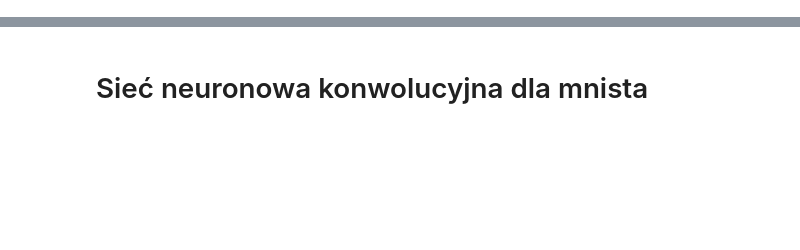
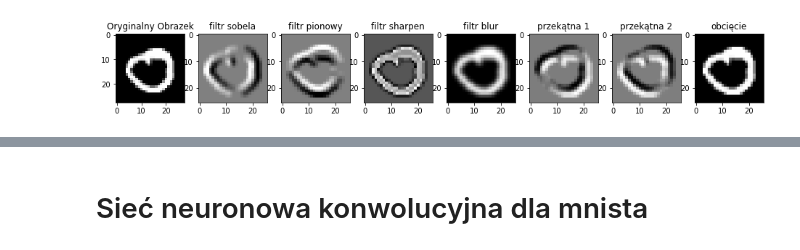
Before and after one commit to marekpiotradamczyk/deeplearninglaboratory, a Jupyter notebook: od_zera_do_wariacyjnego_autoenkodera/konwolucje/konwolucje.ipynb, the cells around one changed output, grey strips where cells are left out. Drawn from its saved outputs; the diff is of its cells as text; code cells hidden in the pictures; blank space fills up the shorter version.

```diff
--- a/od_zera_do_wariacyjnego_autoenkodera/konwolucje/konwolucje.ipynb
+++ b/od_zera_do_wariacyjnego_autoenkodera/konwolucje/konwolucje.ipynb
@@ -30,0 +66,13 @@ regresja logistyczna na przetransformowanych obrazkach ale train_data[::10]
+# %%
+def convolve(img, kernel):
+    image_height, image_width = img.shape
+    filter_height, filter_width = kernel.shape
+    #rozmiar wyjścia - ponieważ mnożymy tylko miejsca w których  kernel w pełni przecina się z obrazkiem
+    output_height = image_height - filter_height + 1
+    output_width = image_width - filter_width + 1
+    output = np.zeros((output_height, output_width))
+    for i in range(output_height):
+        for j in range(output_width):
+            #mnożymy punktowo kolejne legalne fragmenty obrazka przez nasz filtr (kernel) i sumujemy aby otrzymać wynik w miejscu (i,j)
+            output[i, j] = np.sum(img[i:i+filter_height, j:j+filter_width] * kernel)
+    return output
@@ -30,0 +115,72 @@ regresja logistyczna na przetransformowanych obrazkach ale train_data[::10]
+# %%
+filters=[verical_edge,horizontal_edge,sharpening,diagonal_edge1,diagonal_edge2,OnlyCrop]
+
+# konwolucje obrazka z naszymi filtrami
+edges_detected = convolve(examples[0], verical_edge)
+vedges_detected = convolve(examples[0], horizontal_edge)
+sharpened_img= convolve(examples[0], sharpening)
+blured_img= convolve(examples[0], gaussian_blur)
+d1edges=convolve(examples[0],diagonal_edge1)
+d2edges=convolve(examples[0],diagonal_edge2)
+cut=convolve(examples[0],OnlyCrop)
+
+#wyświetlamy obrazki
+plt.figure(figsize=(16, 2))
+plt.subplot(1, 8, 1)
+plt.imshow(examples[0], cmap='gray')
+plt.title('Oryginalny Obrazek')
+plt.subplot(1, 8, 2)
+plt.imshow(edges_detected, cmap='gray')
+plt.title('filtr sobela')
+plt.subplot(1, 8, 3)
+plt.imshow(vedges_detected, cmap='gray')
+plt.title('filtr pionowy')
+plt.subplot(1, 8, 4)
+plt.imshow(sharpened_img, cmap='gray')
+plt.title('filtr sharpen')
+plt.subplot(1, 8, 5)
+plt.imshow(blured_img, cmap='gray')
+plt.title('filtr blur')
+plt.subplot(1, 8, 6)
+plt.imshow(d1edges, cmap='gray')
+plt.title('przekątna 1')
+plt.subplot(1, 8, 7)
+plt.imshow(d2edges, cmap='gray')
+plt.title('przekątna 2')
+plt.subplot(1, 8, 8)
+plt.imshow(cut, cmap='gray')
+plt.title('obcięcie')
+plt.show()
+print(examples[0].shape)
+print(cut.shape)
+
+
+#wyświetlamy filtry
+plt.figure(figsize=(8, 1))
+plt.subplot(1, 8, 1)
+plt.imshow(verical_edge, cmap='gray')
+plt.title('Oryginalny Obrazek')
+plt.subplot(1, 8, 2)
+plt.imshow(horizontal_edge, cmap='gray')
+plt.title('filtr sobela')
+plt.subplot(1, 8, 3)
+plt.imshow(sharpening, cmap='gray')
+plt.title('filtr pionowy')
+plt.subplot(1, 8, 4)
+plt.imshow(gaussian_blur, cmap='gray')
+plt.title('filtr sharpen')
+plt.subplot(1, 8, 5)
+plt.imshow(diagonal_edge1, cmap='gray')
+plt.title('filtr blur')
+plt.subplot(1, 8, 6)
+plt.imshow(diagonal_edge2, cmap='gray')
+plt.title('przekątna 1')
+plt.subplot(1, 8, 7)
+plt.imshow(OnlyCrop, cmap='gray')
+plt.title('przekątna 2')
+plt.subplot(1, 8, 8)
+plt.imshow(cut, cmap='gray')
+plt.title('obcięcie')
+plt.show()
+# %% [output]
+[figure, added]
```
Also changed, not shown: parts of 47 cells of this notebook, 3 other files.
